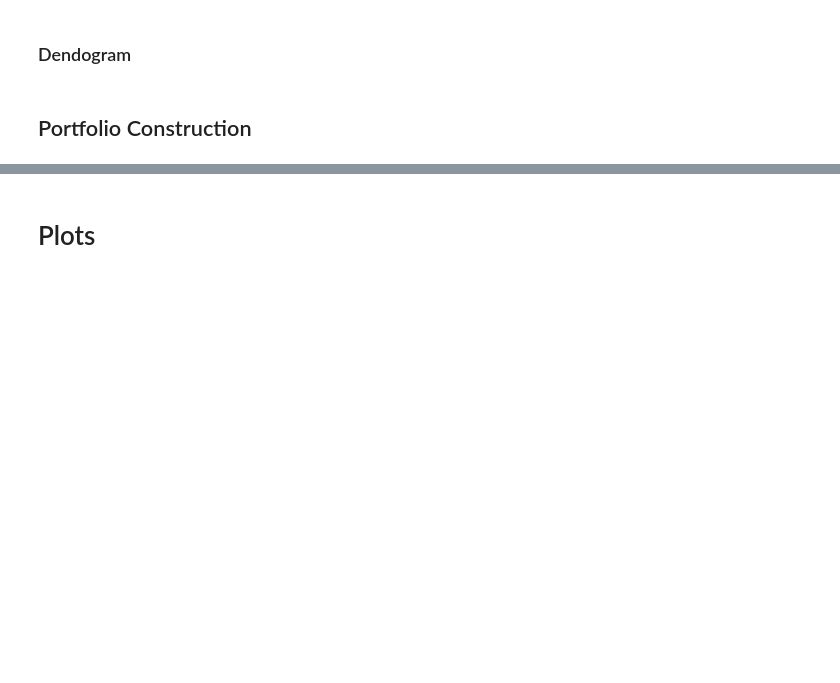
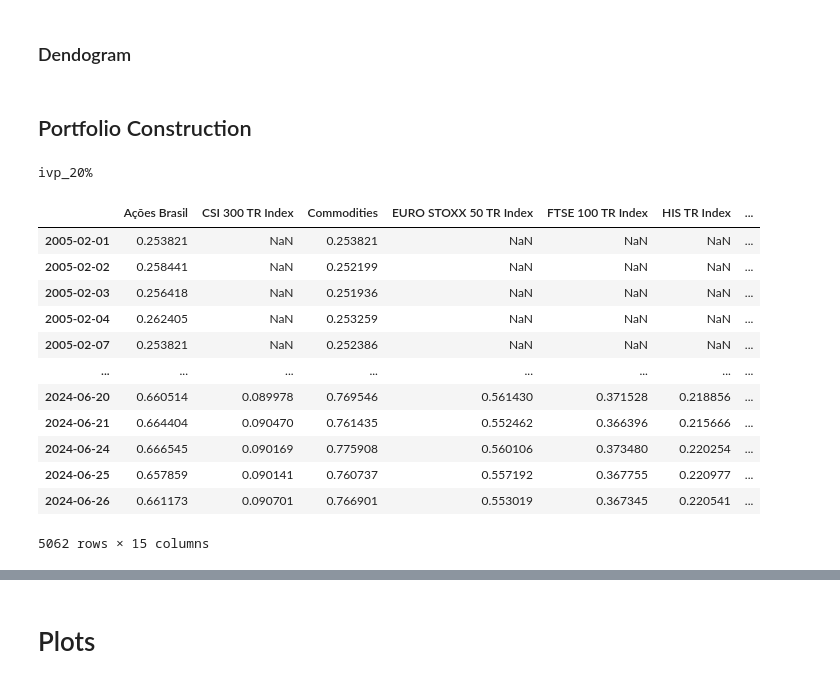
Before and after one commit to sambacode/asset_allocation, a Jupyter notebook: project.ipynb, the cells around one changed output, grey strips where cells are left out. Drawn from its saved outputs; the diff is of its cells as text; code cells hidden in the pictures; blank space fills up the shorter version.

```diff
--- a/project.ipynb
+++ b/project.ipynb
@@ -427,2 +276,18 @@ df_backtest.plot()
 # %%
-backtest2(df_trackers, method_weights="ivp", cap=None)[1].name
+df_positions = backtest2(df_trackers, method_weights="ivp", cap=0.2)[1]
+df_positions
+# %% [output]
+ivp_20%
+|  | Ações Brasil | CSI 300 TR Index | Commodities | EURO STOXX 50 TR Index | FTSE 100 TR Index | HIS TR Index | ... |
+| 2005-02-01 | 0.253821 | NaN | 0.253821 | NaN | NaN | NaN | ... |
+| 2005-02-02 | 0.258441 | NaN | 0.252199 | NaN | NaN | NaN | ... |
+| 2005-02-03 | 0.256418 | NaN | 0.251936 | NaN | NaN | NaN | ... |
+| 2005-02-04 | 0.262405 | NaN | 0.253259 | NaN | NaN | NaN | ... |
+| 2005-02-07 | 0.253821 | NaN | 0.252386 | NaN | NaN | NaN | ... |
+| ... | ... | ... | ... | ... | ... | ... | ... |
+| 2024-06-20 | 0.660514 | 0.089978 | 0.769546 | 0.561430 | 0.371528 | 0.218856 | ... |
+| 2024-06-21 | 0.664404 | 0.090470 | 0.761435 | 0.552462 | 0.366396 | 0.215666 | ... |
+| 2024-06-24 | 0.666545 | 0.090169 | 0.775908 | 0.560106 | 0.373480 | 0.220254 | ... |
+| 2024-06-25 | 0.657859 | 0.090141 | 0.760737 | 0.557192 | 0.367755 | 0.220977 | ... |
+| 2024-06-26 | 0.661173 | 0.090701 | 0.766901 | 0.553019 | 0.367345 | 0.220541 | ... |
+5062 rows × 15 columns
```
Also changed, not shown: parts of 23 cells of this notebook, 2 other files.
